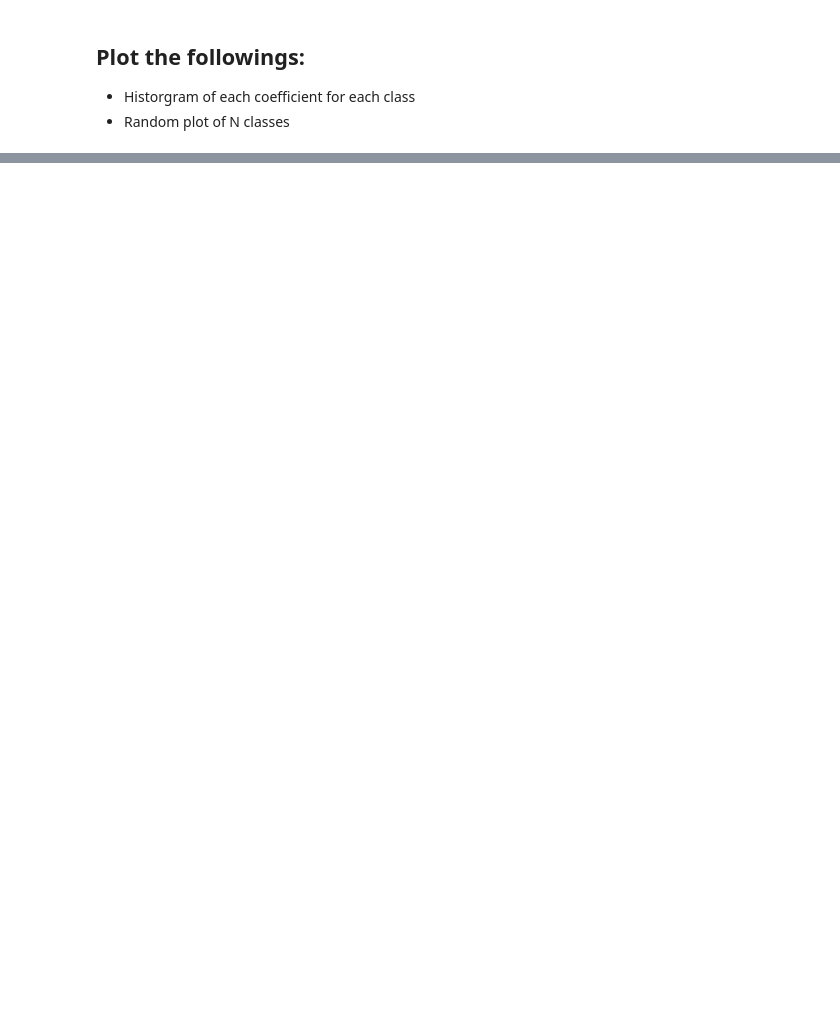
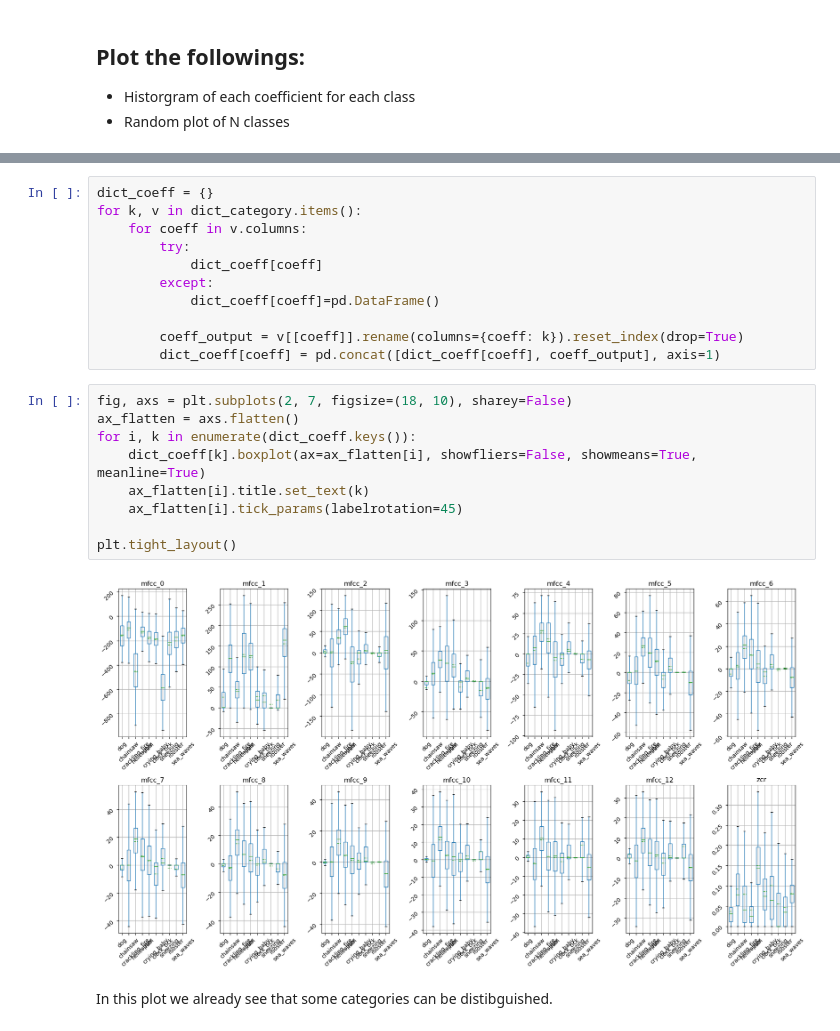
Before and after one commit to themaighi/HDA_environmentalsoundclassification, a Jupyter notebook: eda.ipynb, the cells around one changed output, grey strips where cells are left out. Cells and saved outputs as stored; diff of their text form; blank space fills up the shorter version.

```diff
--- a/eda.ipynb
+++ b/eda.ipynb
@@ -47,0 +46,24 @@ array([-300.99148845,    0.        ,    0.        ,    0.        ,
+# %%
+dict_coeff = {}
+for k, v in dict_category.items():
+    for coeff in v.columns:
+        try:
+            dict_coeff[coeff]
+        except:
+            dict_coeff[coeff]=pd.DataFrame()
+
+        coeff_output = v[[coeff]].rename(columns={coeff: k}).reset_index(drop=True)
+        dict_coeff[coeff] = pd.concat([dict_coeff[coeff], coeff_output], axis=1)
+# %%
+fig, axs = plt.subplots(2, 7, figsize=(18, 10), sharey=False)
+ax_flatten = axs.flatten()
+for i, k in enumerate(dict_coeff.keys()):
+    dict_coeff[k].boxplot(ax=ax_flatten[i], showfliers=False, showmeans=True, meanline=True)
+    ax_flatten[i].title.set_text(k)
+    ax_flatten[i].tick_params(labelrotation=45)
+
+plt.tight_layout()
+# %% [output]
+[figure, added]
+# %% [markdown]
+In this plot we already see that some categories can be distibguished.
```
Also changed, not shown: parts of 17 cells of this notebook, 2 other files.
